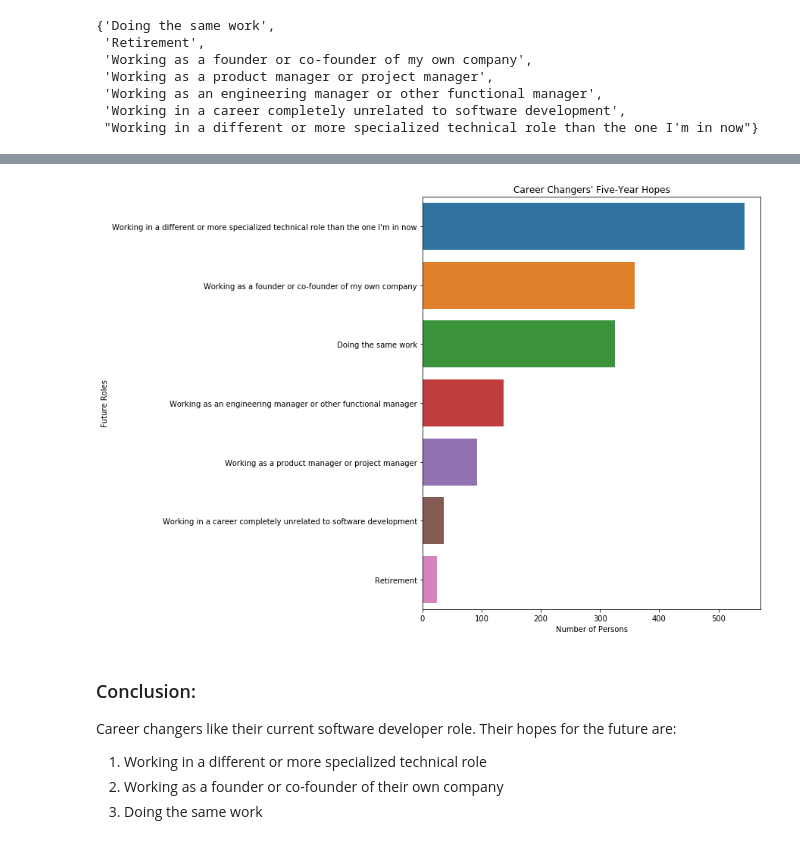
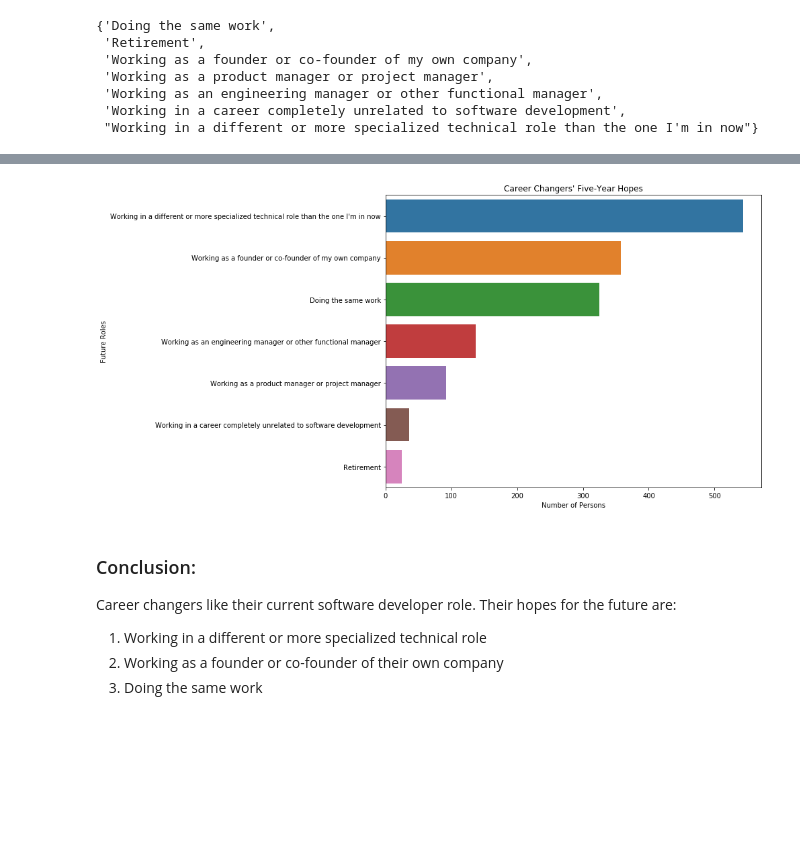
Before and after one commit to teglasi/DSND, a Jupyter notebook: Projects/1_Introduction_to_Data_Science/Stack_Overflow_2018.ipynb, the cells around one changed output, grey strips where cells are left out. Drawn from its saved outputs; the diff is of its cells as text; code cells hidden in the pictures; blank space fills up the shorter version.

```diff
--- a/Projects/1_Introduction_to_Data_Science/Stack_Overflow_2018.ipynb
+++ b/Projects/1_Introduction_to_Data_Science/Stack_Overflow_2018.ipynb
@@ -405,13 +410,15 @@ fiveYears
 # %%
-fig, ax1 = plt.subplots(figsize=(8,10))
+fig, ax1 = plt.subplots(figsize=(14,7))
 g1 = sns.barplot(y='labels', x='count', order=fiveYears['labels'], ax=ax1, data=fiveYears)
 g1.set_title('Career Changers\' Five-Year Hopes')
 g1.set_ylabel('Future Roles')
 g1.set_xlabel('Number of Persons')
 g1.yaxis.set_ticklabels(fiveYears['labels'])
+fig.tight_layout()
+fig.savefig('changersfuture.png')
 plt.show()
 # %% [output]
-[figure, old version]
+[figure, new version]
 # %% [markdown]
 ### Conclusion:
 
```
Also changed, not shown: parts of 5 cells of this notebook.
